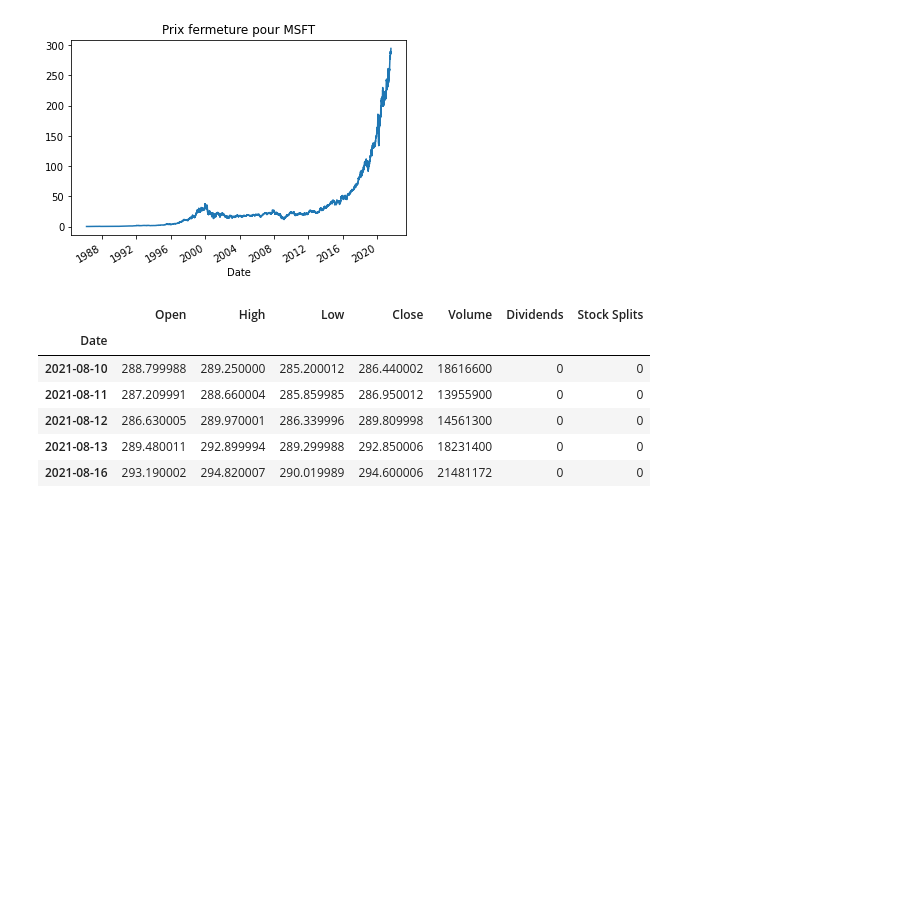
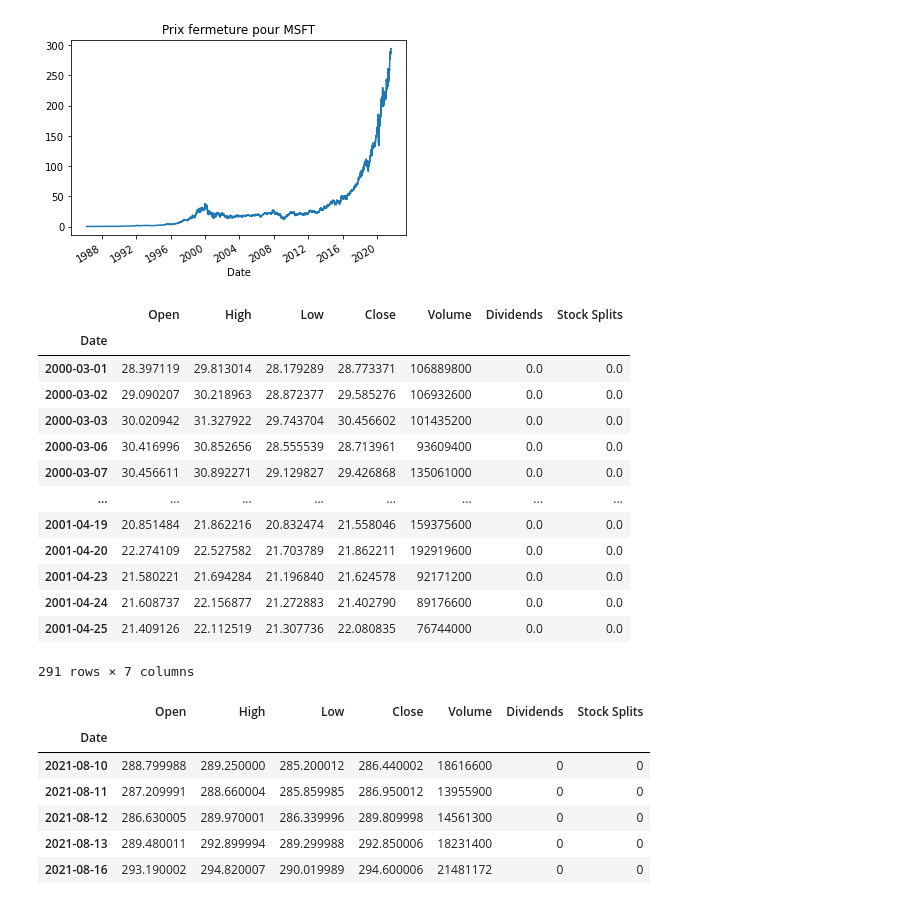
Before and after one commit to RobertGodin/CodePython, a Jupyter notebook: Notebooks/ExemplesYfinance.ipynb, the cells around one changed output. Cells and saved outputs as stored; diff of their text form; code cells hidden in the pictures; blank space fills up the shorter version.

```diff
--- a/Notebooks/ExemplesYfinance.ipynb
+++ b/Notebooks/ExemplesYfinance.ipynb
@@ -58,6 +112,23 @@ plt.title("Prix fermeture pour MSFT")
 plt.show()
 # %% [output]
 [figure]
+# %%
+df_historique_msft['2000-03-01': '2001-04-25']
+# %% [output]
+|  | Open | High | Low | Close | Volume | Dividends | Stock Splits |
+| Date |  |  |  |  |  |  |  |
+| 2000-03-01 | 28.397119 | 29.813014 | 28.179289 | 28.773371 | 106889800 | 0.0 | 0.0 |
+| 2000-03-02 | 29.090207 | 30.218963 | 28.872377 | 29.585276 | 106932600 | 0.0 | 0.0 |
+| 2000-03-03 | 30.020942 | 31.327922 | 29.743704 | 30.456602 | 101435200 | 0.0 | 0.0 |
+| 2000-03-06 | 30.416996 | 30.852656 | 28.555539 | 28.713961 | 93609400 | 0.0 | 0.0 |
+| 2000-03-07 | 30.456611 | 30.892271 | 29.129827 | 29.426868 | 135061000 | 0.0 | 0.0 |
+| ... | ... | ... | ... | ... | ... | ... | ... |
+| 2001-04-19 | 20.851484 | 21.862216 | 20.832474 | 21.558046 | 159375600 | 0.0 | 0.0 |
+| 2001-04-20 | 22.274109 | 22.527582 | 21.703789 | 21.862211 | 192919600 | 0.0 | 0.0 |
+| 2001-04-23 | 21.580221 | 21.694284 | 21.196840 | 21.624578 | 92171200 | 0.0 | 0.0 |
+| 2001-04-24 | 21.608737 | 22.156877 | 21.272883 | 21.402790 | 89176600 | 0.0 | 0.0 |
+| 2001-04-25 | 21.409126 | 22.112519 | 21.307736 | 22.080835 | 76744000 | 0.0 | 0.0 |
+291 rows × 7 columns
 # %%
 msft.history(period="5d") # Chercher l'historique des prix de l'action pour les 5 derniers jours
 # %% [output]
```
Also changed, not shown: parts of 18 cells of this notebook.
